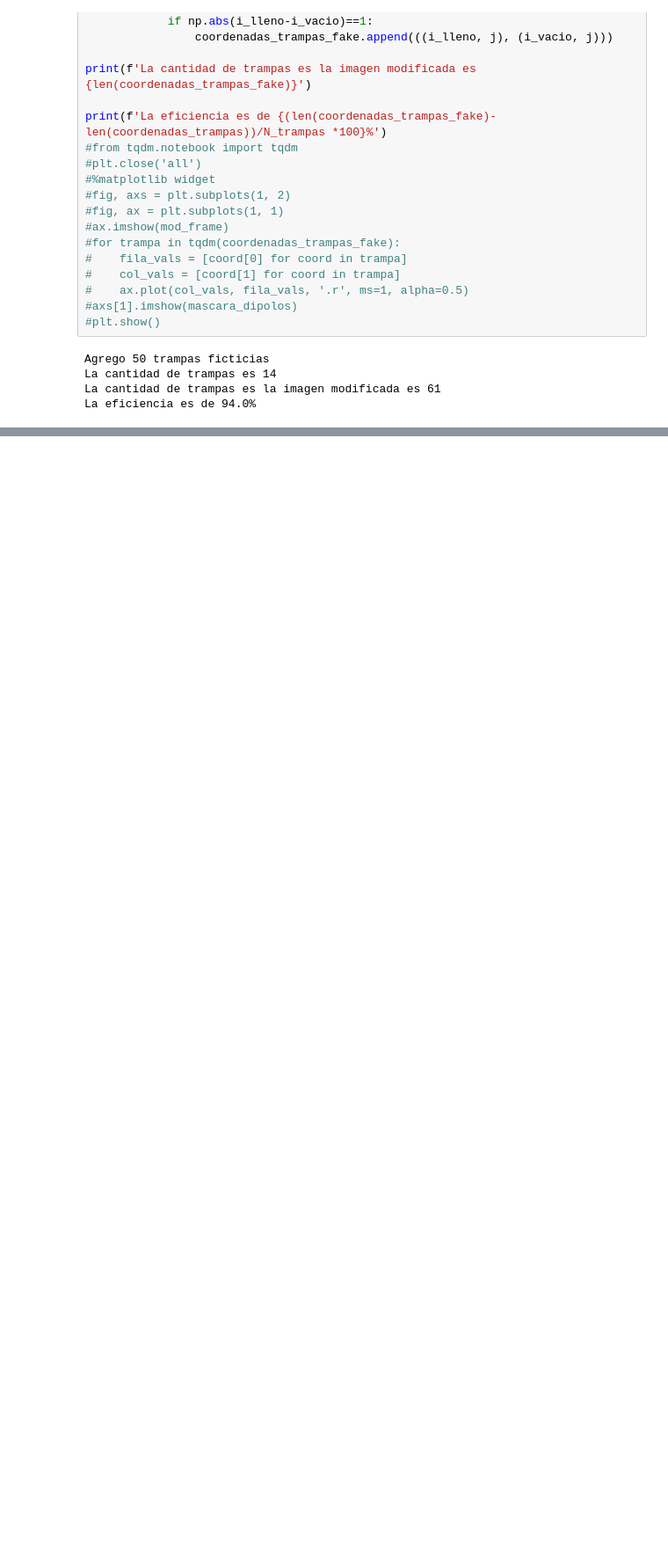
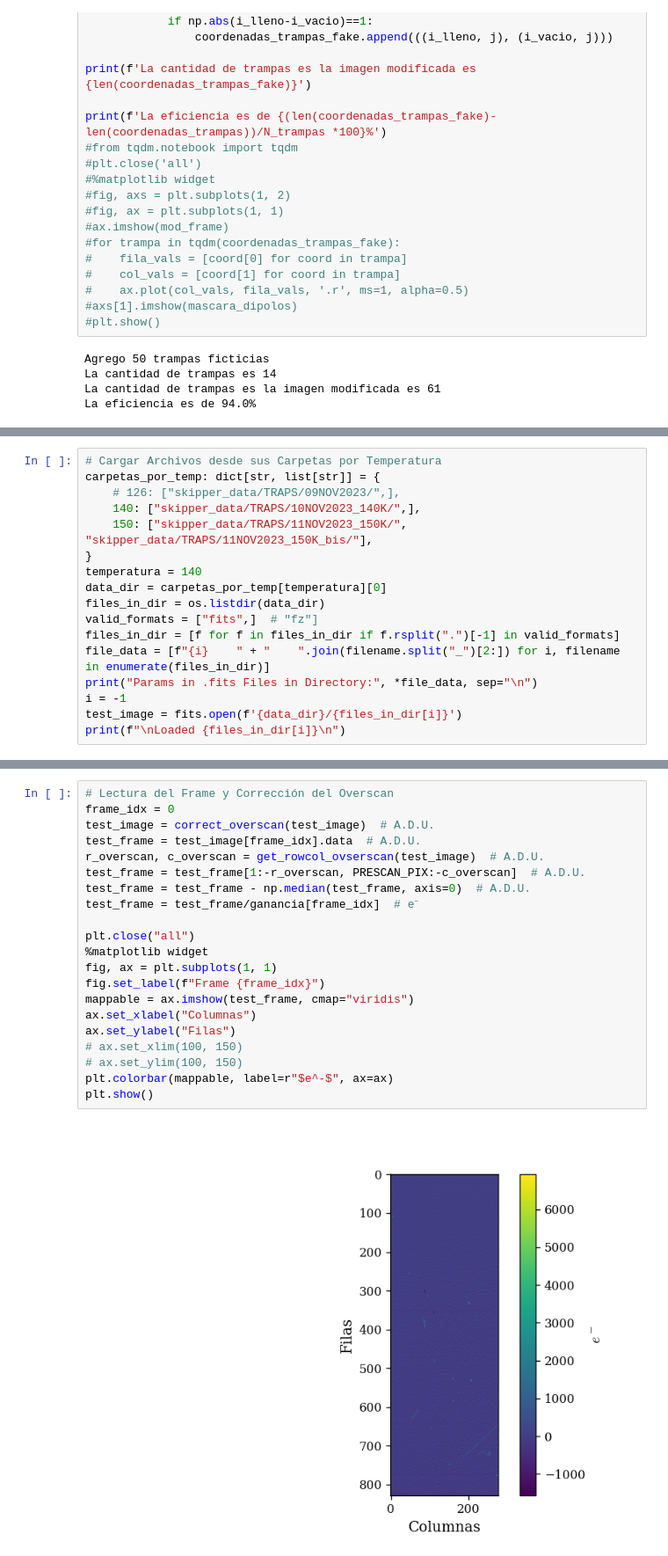
Before and after one commit to agustinbrusco/LAMBDA_Hub, a Jupyter notebook: skipper_image_analysis/pocket_analysis.ipynb, the cells around one changed output, grey strips where cells are left out. Shown at 88% size. Drawn from its saved outputs; the diff is of its cells as text; blank space fills up the shorter version.

Commit message:
arranqué con imagenes de LAMBDA

```diff
--- a/skipper_image_analysis/pocket_analysis.ipynb
+++ b/skipper_image_analysis/pocket_analysis.ipynb
@@ -318,0 +323,17 @@ La eficiencia es de 94.0%
+# %%
+# Cargar Archivos desde sus Carpetas por Temperatura
+carpetas_por_temp: dict[str, list[str]] = {
+    # 126: ["skipper_data/TRAPS/09NOV2023/",],
+    140: ["skipper_data/TRAPS/10NOV2023_140K/",],
+    150: ["skipper_data/TRAPS/11NOV2023_150K/", "skipper_data/TRAPS/11NOV2023_150K_bis/"],
+}
+temperatura = 140
+data_dir = carpetas_por_temp[temperatura][0]
+files_in_dir = os.listdir(data_dir)
+valid_formats = ["fits",]  # "fz"]
+files_in_dir = [f for f in files_in_dir if f.rsplit(".")[-1] in valid_formats]
+file_data = [f"{i}    " + "    ".join(filename.split("_")[2:]) for i, filename in enumerate(files_in_dir)]
+print("Params in .fits Files in Directory:", *file_data, sep="\n")
+i = -1
+test_image = fits.open(f'{data_dir}/{files_in_dir[i]}')
+print(f"\nLoaded {files_in_dir[i]}\n")
@@ -318,0 +350,23 @@ La eficiencia es de 94.0%
+# %%
+# Lectura del Frame y Corrección del Overscan
+frame_idx = 0
+test_image = correct_overscan(test_image)  # A.D.U.
+test_frame = test_image[frame_idx].data  # A.D.U.
+r_overscan, c_overscan = get_rowcol_ovserscan(test_image)  # A.D.U.
+test_frame = test_frame[1:-r_overscan, PRESCAN_PIX:-c_overscan]  # A.D.U.
+test_frame = test_frame - np.median(test_frame, axis=0)  # A.D.U.
+test_frame = test_frame/ganancia[frame_idx]  # e⁻
+
+plt.close("all")
+%matplotlib widget
+fig, ax = plt.subplots(1, 1)
+fig.set_label(f"Frame {frame_idx}")
+mappable = ax.imshow(test_frame, cmap="viridis")
+ax.set_xlabel("Columnas")
+ax.set_ylabel("Filas")
+# ax.set_xlim(100, 150)
+# ax.set_ylim(100, 150)
+plt.colorbar(mappable, label=r"$e^-$", ax=ax)
+plt.show()
+# %% [output]
+[figure, added]
```
Also changed, not shown: parts of 6 cells of this notebook.
